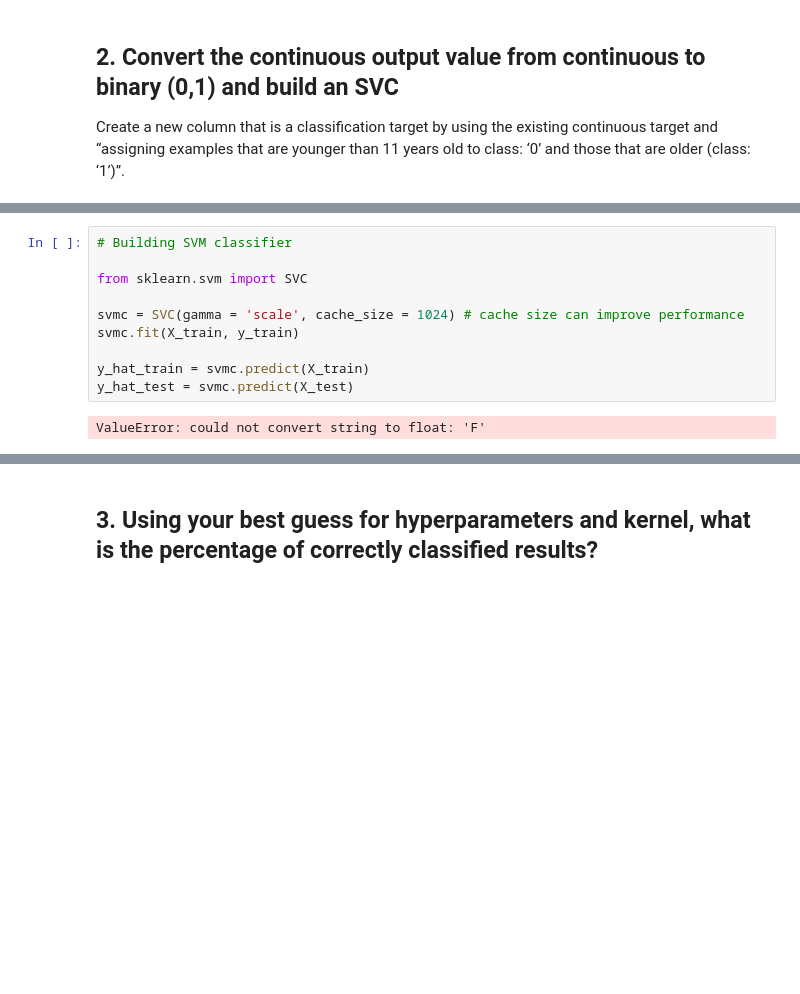
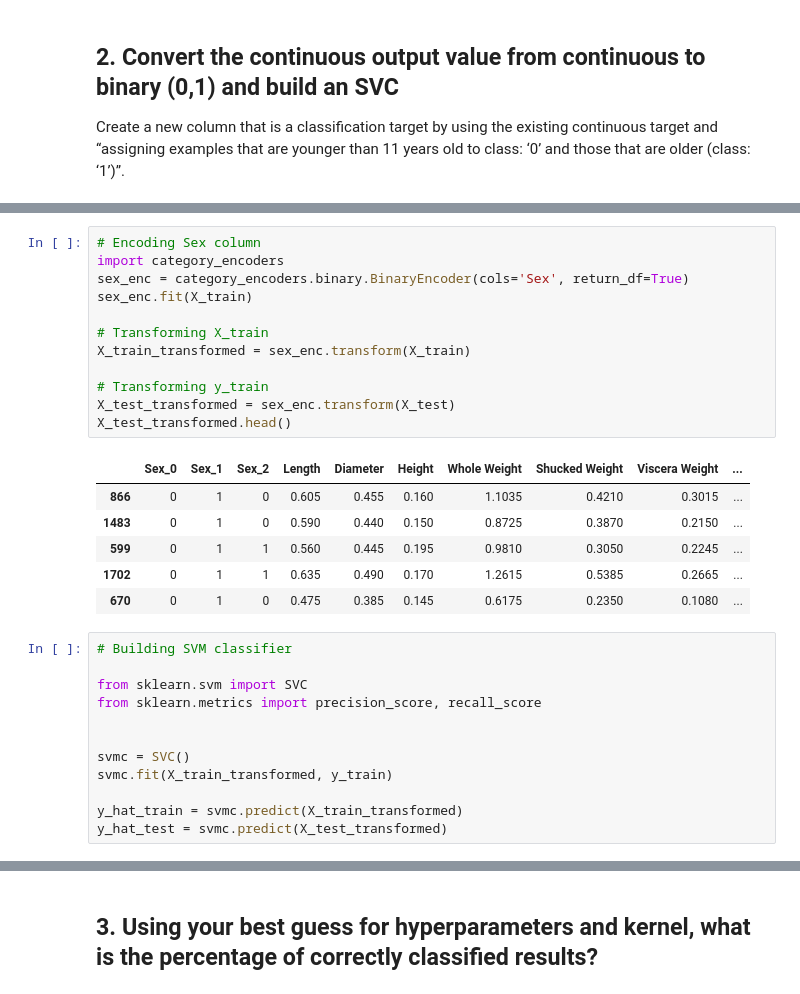
Before and after one commit to haynaou/DS-Certificate-UW, a Jupyter notebook: Course 3 Machine Learning Techniques/Assignments/L07-Houda-Aynaou.ipynb, the cells around one changed output, grey strips where cells are left out. Saved outputs shown, nothing was run; the diff lists cells and outputs as text; blank space fills up the shorter version.

```diff
--- a/Course 3 Machine Learning Techniques/Assignments/L07-Houda-Aynaou.ipynb
+++ b/Course 3 Machine Learning Techniques/Assignments/L07-Houda-Aynaou.ipynb
@@ -124,12 +124,31 @@ Name: Binary_rings, Length: 2798, dtype: float64
+# %%
+# Encoding Sex column
+import category_encoders
+sex_enc = category_encoders.binary.BinaryEncoder(cols='Sex', return_df=True)
+sex_enc.fit(X_train)
+
+# Transforming X_train
+X_train_transformed = sex_enc.transform(X_train)
+
+# Transforming y_train
+X_test_transformed = sex_enc.transform(X_test)
+X_test_transformed.head()
+# %% [output]
+|  | Sex_0 | Sex_1 | Sex_2 | Length | Diameter | Height | Whole Weight | Shucked Weight | Viscera Weight | ... |
+| 866 | 0 | 1 | 0 | 0.605 | 0.455 | 0.160 | 1.1035 | 0.4210 | 0.3015 | ... |
+| 1483 | 0 | 1 | 0 | 0.590 | 0.440 | 0.150 | 0.8725 | 0.3870 | 0.2150 | ... |
+| 599 | 0 | 1 | 1 | 0.560 | 0.445 | 0.195 | 0.9810 | 0.3050 | 0.2245 | ... |
+| 1702 | 0 | 1 | 1 | 0.635 | 0.490 | 0.170 | 1.2615 | 0.5385 | 0.2665 | ... |
+| 670 | 0 | 1 | 0 | 0.475 | 0.385 | 0.145 | 0.6175 | 0.2350 | 0.1080 | ... |
 # %%
 # Building SVM classifier
 
 from sklearn.svm import SVC
+from sklearn.metrics import precision_score, recall_score
 
-svmc = SVC(gamma = 'scale', cache_size = 1024) # cache size can improve performance
-svmc.fit(X_train, y_train)
 
-y_hat_train = svmc.predict(X_train)
-y_hat_test = svmc.predict(X_test)
+svmc = SVC()
+svmc.fit(X_train_transformed, y_train)
+
+y_hat_train = svmc.predict(X_train_transformed)
+y_hat_test = svmc.predict(X_test_transformed)
-# %% [output]
-ValueError: could not convert string to float: 'F'
```
Also changed, not shown: parts of 19 cells of this notebook.
